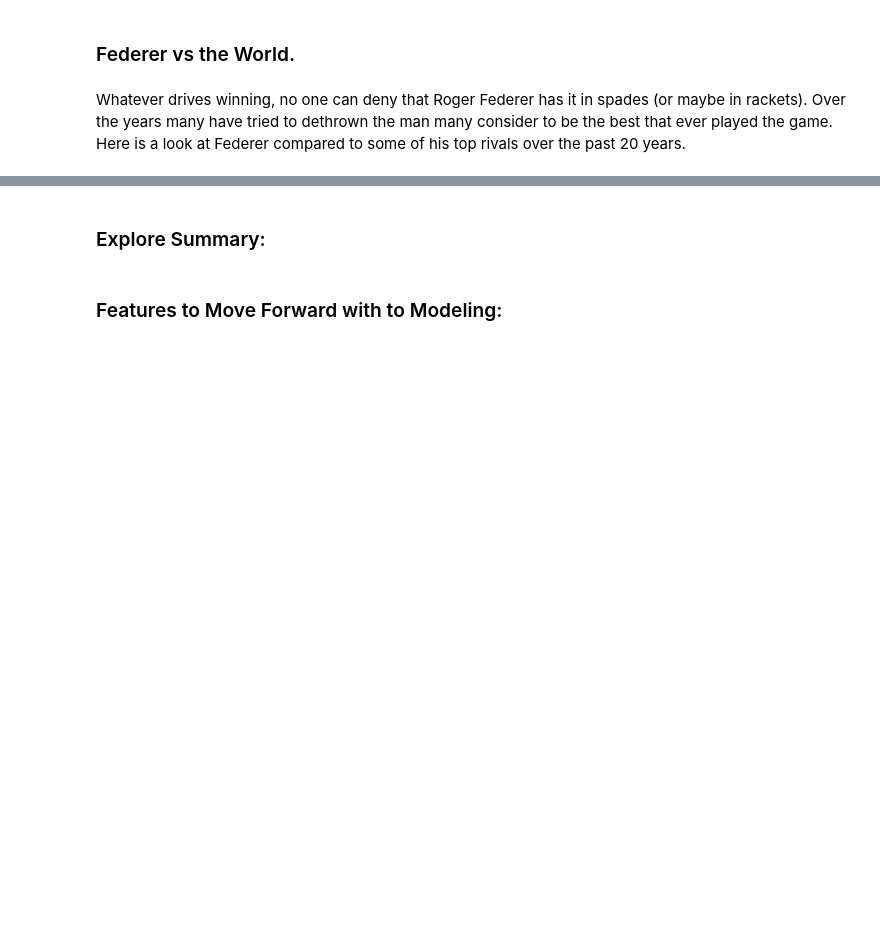
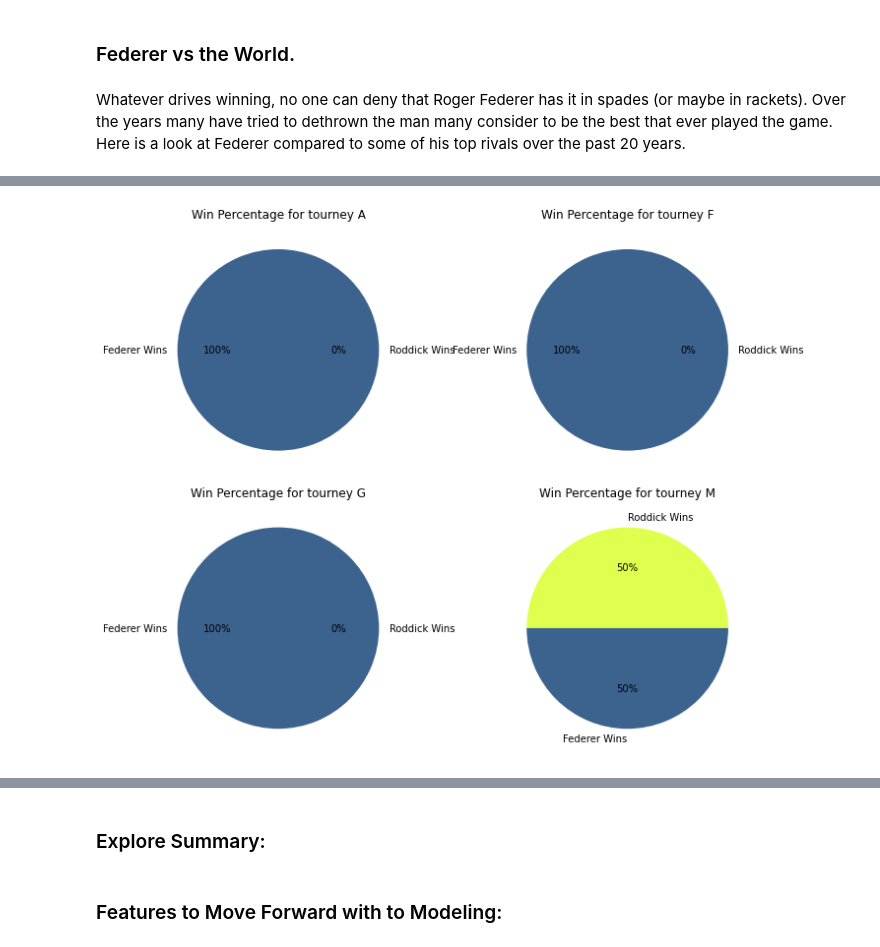
Before and after one commit to Racket-Science/Tennis-Match-Predictions, a Jupyter notebook: Notebooks/MVP Notebook.ipynb, the cells around one changed output, grey strips where cells are left out. Saved outputs shown, nothing was run; the diff lists cells and outputs as text; code cells hidden in the pictures; blank space fills up the shorter version.

```diff
--- a/Notebooks/MVP Notebook.ipynb
+++ b/Notebooks/MVP Notebook.ipynb
@@ -272,0 +291,4 @@ Whatever drives winning, no one can deny that Roger Federer has it in spades (or
+# %%
+e1.get_pie_tourney_level_fed_rod()
+# %% [output]
+[figure, added]
```
Also changed, not shown: parts of 21 cells of this notebook.
